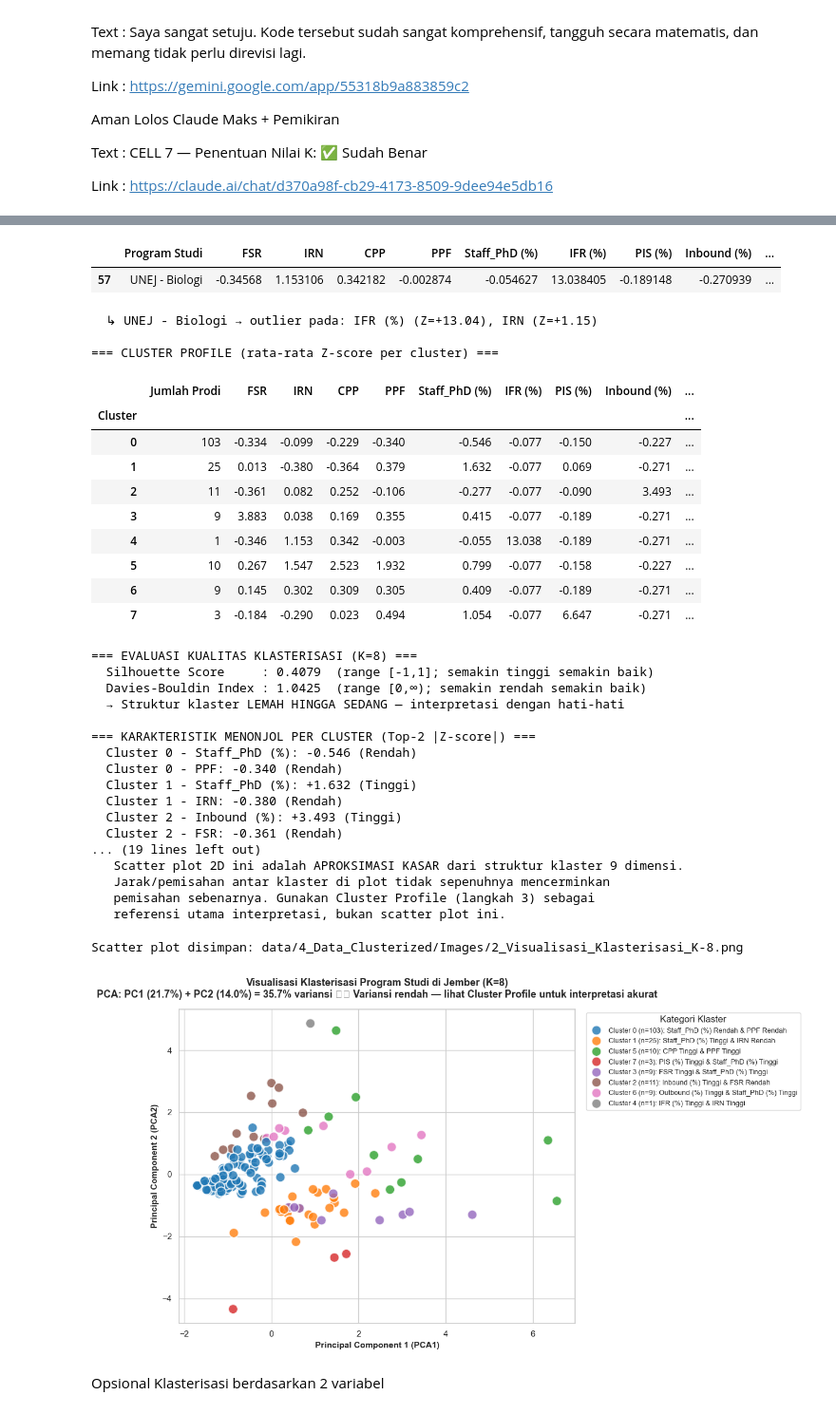
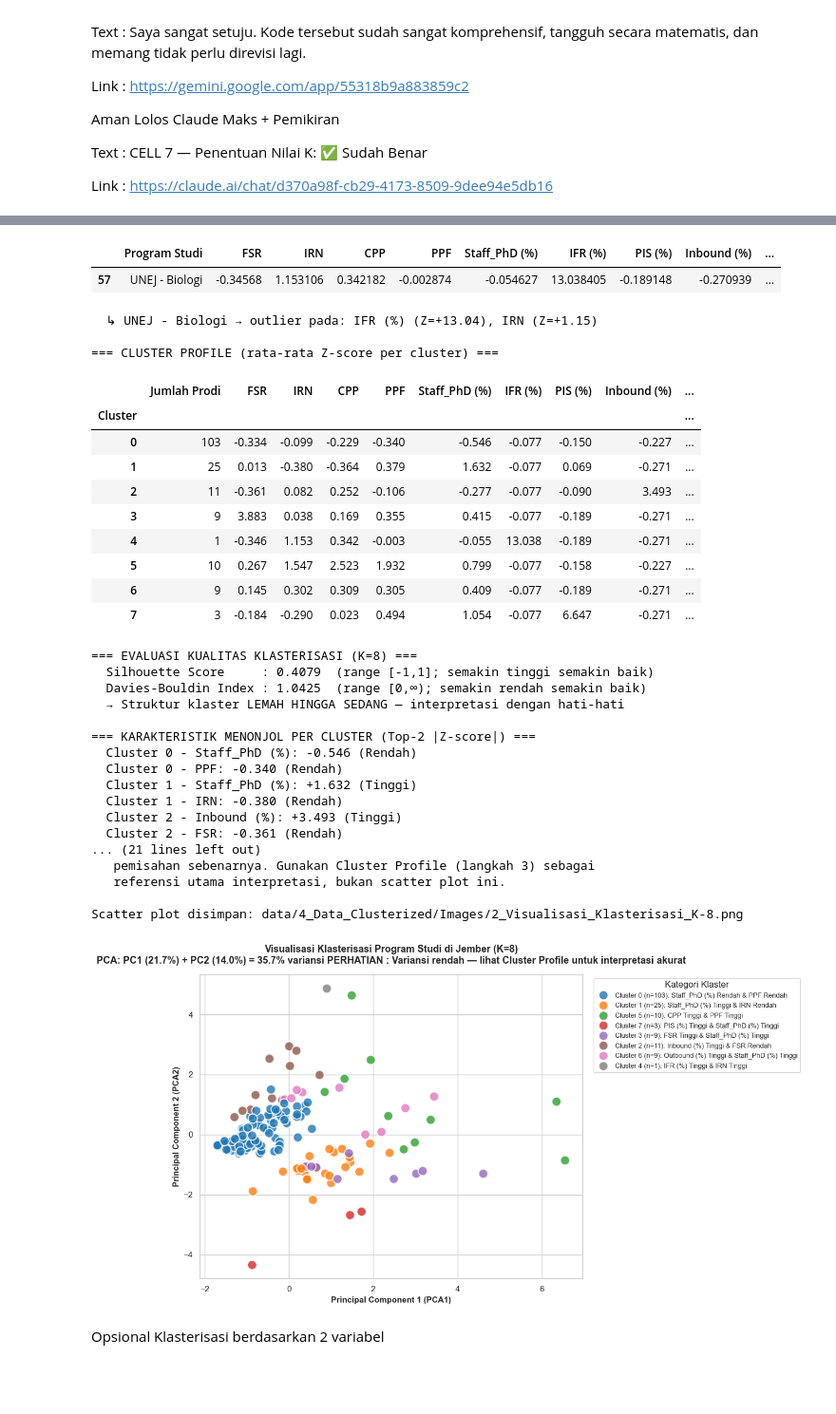
Before and after one commit to SatriaBelva/Skripsi, a Jupyter notebook: Code Real/skripsi.ipynb, the cells around one changed output, grey strips where cells are left out. Shown at 95% size. Cells and saved outputs as stored; diff of their text form; code cells hidden in the pictures; blank space fills up the shorter version.

```diff
--- a/Code Real/skripsi.ipynb
+++ b/Code Real/skripsi.ipynb
@@ -478,7 +483,7 @@ Link : https://claude.ai/chat/d370a98f-cb29-4173-8509-9dee94e5db16
 sns.set_theme(style="whitegrid")
 plt.rcParams['font.family'] = 'sans-serif'
 
-# ── 0. Load Data (eksplisit, tidak bergantung pada cell sebelumnya) ──
+# ── 0. Load Data
 df = pd.read_excel('data/3_Data_Normalized/Hasil_ZScore_Data_Normalization.xlsx')
 kolom_qs = ['FSR', 'IRN', 'CPP', 'PPF', 'Staff_PhD (%)',
             'IFR (%)', 'PIS (%)', 'Inbound (%)', 'Outbound (%)']
@@ -564,7 +569,6 @@ for c in cluster_profile.index:
     auto_labels[c] = f"Cluster {c} (n={cluster_counts[c]}): " + " & ".join(desc_parts)
 
 # ── 6. Simpan Cluster Profile ──
-# ── 6. Simpan Cluster Profile ──
 profile_output = f"{output_dir_excel}Cluster_Profile_K-{FINAL_K}.xlsx"
 cluster_profile.to_excel(profile_output)
 print(f"\nCluster profile disimpan : {profile_output}")
@@ -585,7 +589,7 @@ print(f"Variansi dijelaskan PC2 : {var_explained[1]*100:.2f}%")
 print(f"Total (PC1+PC2)         : {total_var:.2f}%")
 
 if total_var < 50:
-    print(f"\n⚠️  PERHATIAN VISUALISASI: PC1+PC2 hanya menjelaskan {total_var:.1f}% variansi.")
+    print(f"\nPERHATIAN:  PERHATIAN VISUALISASI: PC1+PC2 hanya menjelaskan {total_var:.1f}% variansi.")
     print(f"   Scatter plot 2D ini adalah APROKSIMASI KASAR dari struktur klaster 9 dimensi.")
     print(f"   Jarak/pemisahan antar klaster di plot tidak sepenuhnya mencerminkan")
     print(f"   pemisahan sebenarnya. Gunakan Cluster Profile (langkah 3) sebagai")
@@ -609,7 +613,7 @@ plt.title(
     f'Visualisasi Klasterisasi Program Studi di Jember (K={FINAL_K})\n'
     f'PCA: PC1 ({var_explained[0]*100:.1f}%) + PC2 ({var_explained[1]*100:.1f}%)'
     f' = {total_var:.1f}% variansi'
-    + (' ⚠️ Variansi rendah — lihat Cluster Profile untuk interpretasi akurat'
+    + (' PERHATIAN : Variansi rendah — lihat Cluster Profile untuk interpretasi akurat'
        if total_var < 50 else ''),
     fontsize=13, fontweight='bold', pad=15
 )
@@ -645,38 +649,37 @@ Total prodi: 171
 --- Cluster 4 (n=1) ---
 |  | Program Studi | FSR | IRN | CPP | PPF | Staff_PhD (%) | IFR (%) | PIS (%) | Inbound (%) | ... |
 | 57 | UNEJ - Biologi | -0.34568 | 1.153106 | 0.342182 | -0.002874 | -0.054627 | 13.038405 | -0.189148 | -0.270939 | ... |
   ↳ UNEJ - Biologi → outlier pada: IFR (%) (Z=+13.04), IRN (Z=+1.15)
 
 === CLUSTER PROFILE (rata-rata Z-score per cluster) ===
 |  | Jumlah Prodi | FSR | IRN | CPP | PPF | Staff_PhD (%) | IFR (%) | PIS (%) | Inbound (%) | ... |
 | Cluster |  |  |  |  |  |  |  |  |  | ... |
 | 0 | 103 | -0.334 | -0.099 | -0.229 | -0.340 | -0.546 | -0.077 | -0.150 | -0.227 | ... |
 | 1 | 25 | 0.013 | -0.380 | -0.364 | 0.379 | 1.632 | -0.077 | 0.069 | -0.271 | ... |
 | 2 | 11 | -0.361 | 0.082 | 0.252 | -0.106 | -0.277 | -0.077 | -0.090 | 3.493 | ... |
 | 3 | 9 | 3.883 | 0.038 | 0.169 | 0.355 | 0.415 | -0.077 | -0.189 | -0.271 | ... |
 | 4 | 1 | -0.346 | 1.153 | 0.342 | -0.003 | -0.055 | 13.038 | -0.189 | -0.271 | ... |
 | 5 | 10 | 0.267 | 1.547 | 2.523 | 1.932 | 0.799 | -0.077 | -0.158 | -0.227 | ... |
 | 6 | 9 | 0.145 | 0.302 | 0.309 | 0.305 | 0.409 | -0.077 | -0.189 | -0.271 | ... |
 | 7 | 3 | -0.184 | -0.290 | 0.023 | 0.494 | 1.054 | -0.077 | 6.647 | -0.271 | ... |
 === EVALUASI KUALITAS KLASTERISASI (K=8) ===
   Silhouette Score     : 0.4079  (range [-1,1]; semakin tinggi semakin baik)
   Davies-Bouldin Index : 1.0425  (range [0,∞); semakin rendah semakin baik)
   → Struktur klaster LEMAH HINGGA SEDANG — interpretasi dengan hati-hati
 
 === KARAKTERISTIK MENONJOL PER CLUSTER (Top-2 |Z-score|) ===
   Cluster 0 - Staff_PhD (%): -0.546 (Rendah)
   Cluster 0 - PPF: -0.340 (Rendah)
   Cluster 1 - Staff_PhD (%): +1.632 (Tinggi)
   Cluster 1 - IRN: -0.380 (Rendah)
   Cluster 2 - Inbound (%): +3.493 (Tinggi)
   Cluster 2 - FSR: -0.361 (Rendah)
-... (19 lines left out)
-   Scatter plot 2D ini adalah APROKSIMASI KASAR dari struktur klaster 9 dimensi.
-   Jarak/pemisahan antar klaster di plot tidak sepenuhnya mencerminkan
+... (21 lines left out)
    pemisahan sebenarnya. Gunakan Cluster Profile (langkah 3) sebagai
    referensi utama interpretasi, bukan scatter plot ini.
+
+Scatter plot disimpan: data/4_Data_Clusterized/Images/2_Visualisasi_Klasterisasi_K-8.png
-Scatter plot disimpan: data/4_Data_Clusterized/Images/2_Visualisasi_Klasterisasi_K-8.png
-[figure, old version]
+[figure, new version]
 # %% [markdown]
 Opsional Klasterisasi berdasarkan 2 variabel
 # %%
```
Also changed, not shown: parts of 5 cells of this notebook, 16 other files.
